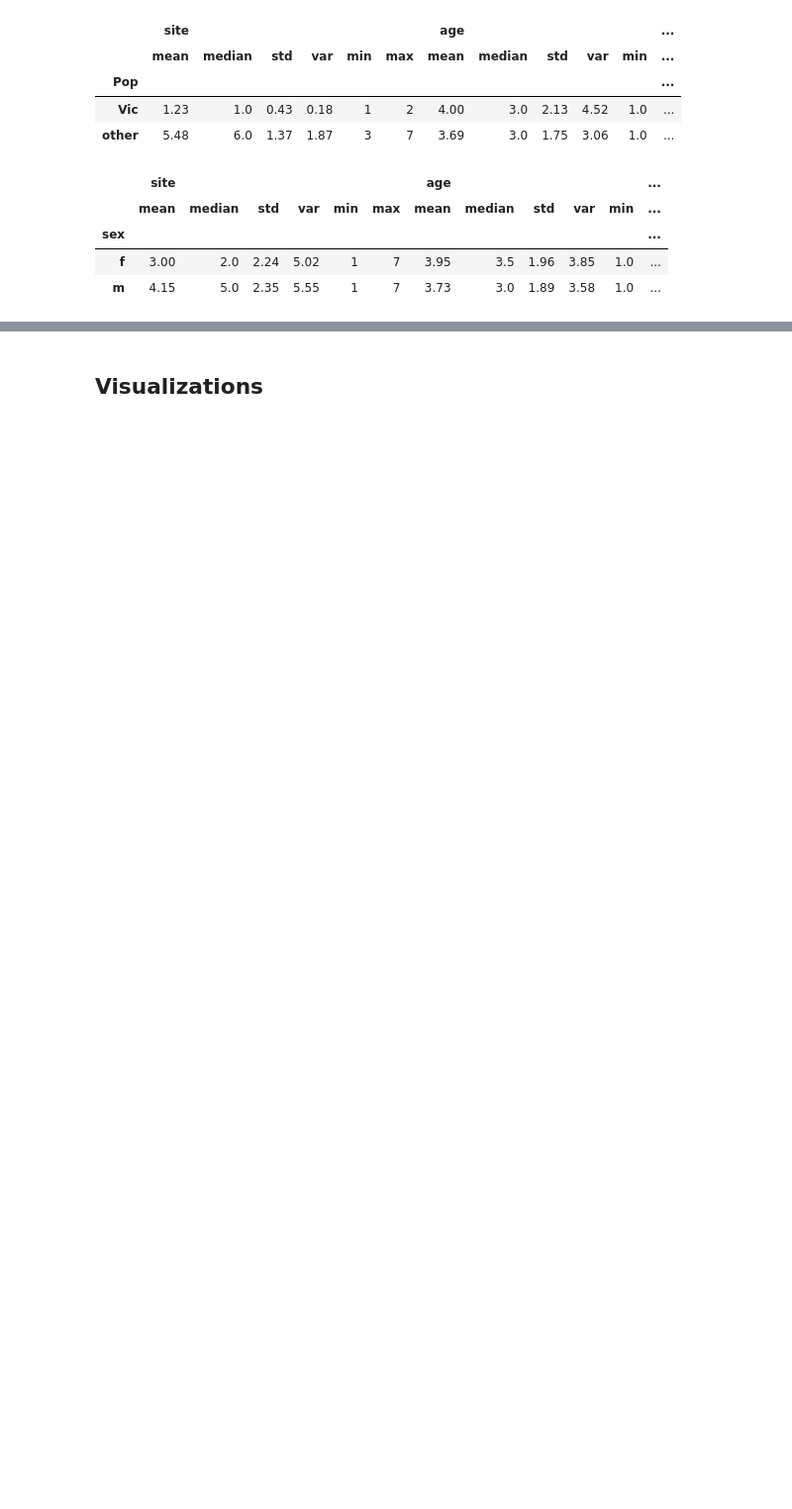
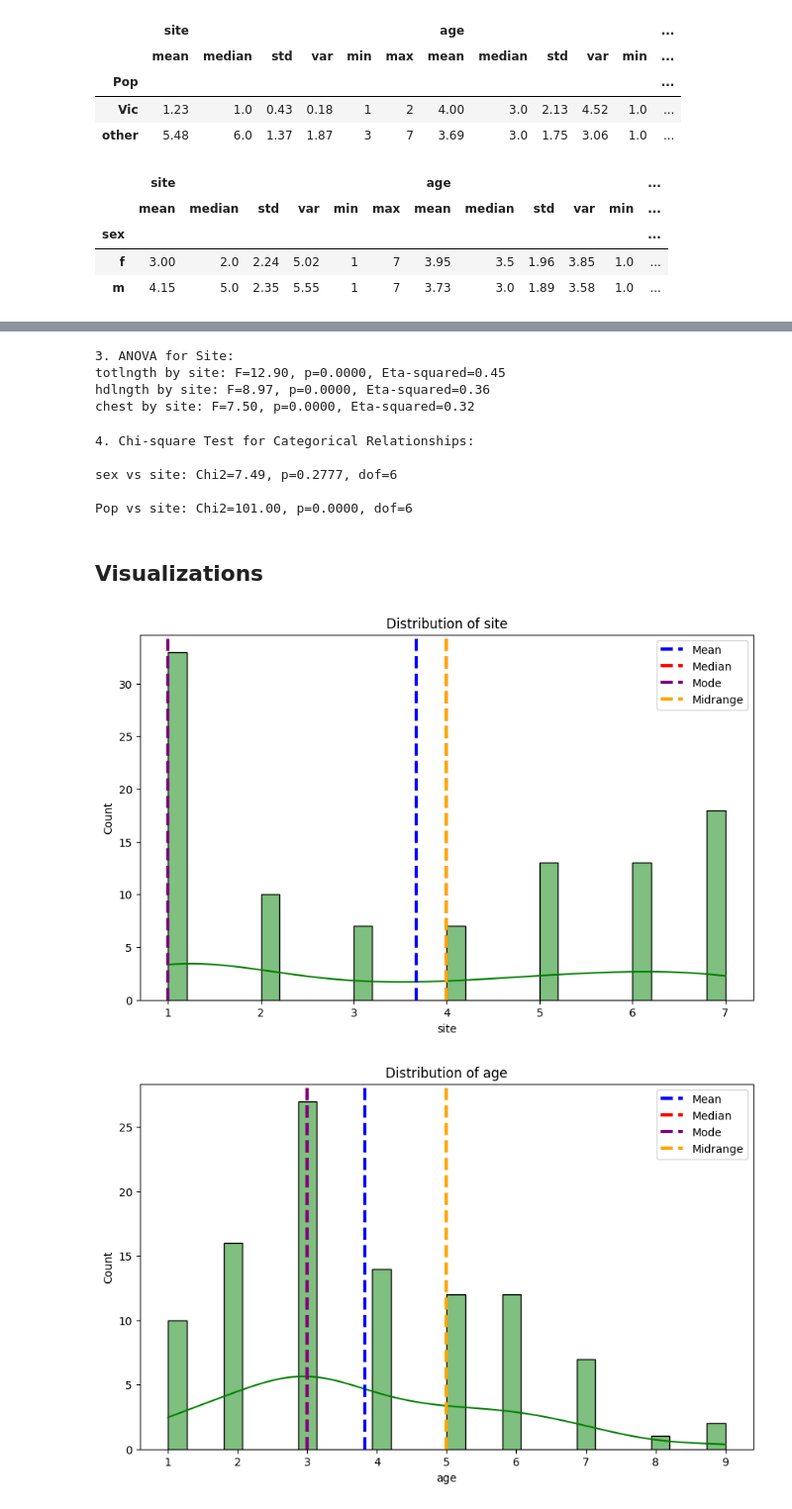
Before and after one commit to Divine123-glitch/module-2, a Jupyter notebook: TASK/task18/Task18.ipynb, the cells around one changed output, grey strips where cells are left out. Shown at 99% size. Drawn from its saved outputs; the diff is of its cells as text; code cells hidden in the pictures; blank space fills up the shorter version.

```diff
--- a/TASK/task18/Task18.ipynb
+++ b/TASK/task18/Task18.ipynb
@@ -130,3 +307,18 @@ sex_summary.round(2)
 | sex |  |  |  |  |  |  |  |  |  |  |  | ... |
 | f | 3.00 | 2.0 | 2.24 | 5.02 | 1 | 7 | 3.95 | 3.5 | 1.96 | 3.85 | 1.0 | ... |
 | m | 4.15 | 5.0 | 2.35 | 5.55 | 1 | 7 | 3.73 | 3.0 | 1.89 | 3.58 | 1.0 | ... |
+# %%
+# T-tests between groups
+print("\nT-test Results for Differences by Population and Sex:")
+for col in numerical_cols:
+    # T-test by Population
+    vic_data = df[df['Pop'] == 'Vic'][col]
+    other_data = df[df['Pop'] == 'other'][col]
+    t_stat_pop, p_val_pop = ttest_ind(vic_data, other_data, nan_policy='omit')
+    print(f"{col} (Pop): t-statistic = {t_stat_pop:.2f}, p-value = {p_val_pop:.4f}")
+
+    # T-test by Sex
+    male_data = df[df['sex'] == 'm'][col]
+    female_data = df[df['sex'] == 'f'][col]
+    t_stat_sex, p_val_sex = ttest_ind(male_data, female_data, nan_policy='omit')
+    print(f"{col} (Sex): t-statistic = {t_stat_sex:.2f}, p-value = {p_val_sex:.4f}")
@@ -133,15 +397,50 @@ sex_summary.round(2)
+# %%
+# ANOVA for Multi-level Categorical Variable (site)
+print("\n3. ANOVA for Site:")
+for num_col in ['totlngth', 'hdlngth', 'chest']:
+    groups = [df[df['site'] == s][num_col] for s in df['site'].unique()]
+    f_stat, p_val = stats.f_oneway(*groups)
+
+    ss_total = np.var(df[num_col], ddof=1) * (len(df[num_col]) - 1)
+    ss_between = sum(len(g) * (g.mean() - df[num_col].mean())**2 for g in groups)
+    eta_squared = ss_between / ss_total if ss_total != 0 else 0
+
+    print(f"{num_col} by site: F={f_stat:.2f}, p={p_val:.4f}, Eta-squared={eta_squared:.2f}")
+# %% [output]
+3. ANOVA for Site:
+totlngth by site: F=12.90, p=0.0000, Eta-squared=0.45
+hdlngth by site: F=8.97, p=0.0000, Eta-squared=0.36
+chest by site: F=7.50, p=0.0000, Eta-squared=0.32
+# %%
+# Chi-square Test for Categorical Relationships
+print("\n4. Chi-square Test for Categorical Relationships:")
+for cat_col1 in ['sex', 'Pop']:
+    for cat_col2 in ['Pop', 'site']:
+        if cat_col1 < cat_col2:  # Avoid duplicate pairs
+            contingency_table = pd.crosstab(df[cat_col1], df[cat_col2])
+            chi2, p_val, dof, _ = stats.chi2_contingency(contingency_table)
+            print(f"\n{cat_col1} vs {cat_col2}: Chi2={chi2:.2f}, p={p_val:.4f}, dof={dof}")
+# %% [output]
+4. Chi-square Test for Categorical Relationships:
+
+sex vs site: Chi2=7.49, p=0.2777, dof=6
+
+Pop vs site: Chi2=101.00, p=0.0000, dof=6
 # %% [markdown]
 ## Visualizations
 # %%
 # Measure of centre visualization for numerical columns
 for col in numerical_cols:
     plt.figure(figsize=(10, 6))
     sns.histplot(df[col], kde=True, color='green', bins=30)
-    plt.axvline(df[col].mean(), color='blue', linestyle='dashed', linewidth=1, label='Mean')
-    plt.axvline(df[col].median(), color='red', linestyle='dashed', linewidth=1, label='Median')
-    plt.axvline(df[col].mode()[0], color='purple', linestyle='dashed', linewidth=1, label='Mode')
+    plt.axvline(df[col].mean(), color='blue', linestyle='dashed', linewidth=3, label='Mean')
+    plt.axvline(df[col].median(), color='red', linestyle='dashed', linewidth=3, label='Median')
+    plt.axvline(df[col].mode()[0], color='purple', linestyle='dashed', linewidth=3, label='Mode')
     midrange = (df[col].min() + df[col].max()) / 2
-    plt.axvline(midrange, color='orange', linestyle='dashed', linewidth=1, label='Midrange')
+    plt.axvline(midrange, color='orange', linestyle='dashed', linewidth=3, label='Midrange')
     plt.title(f'Distribution of {col}')
     plt.legend()
     plt.show()
+# %% [output]
+[figure, added]
+[figure, added]
```
Also changed, not shown: parts of 28 cells of this notebook, 5 other files.
